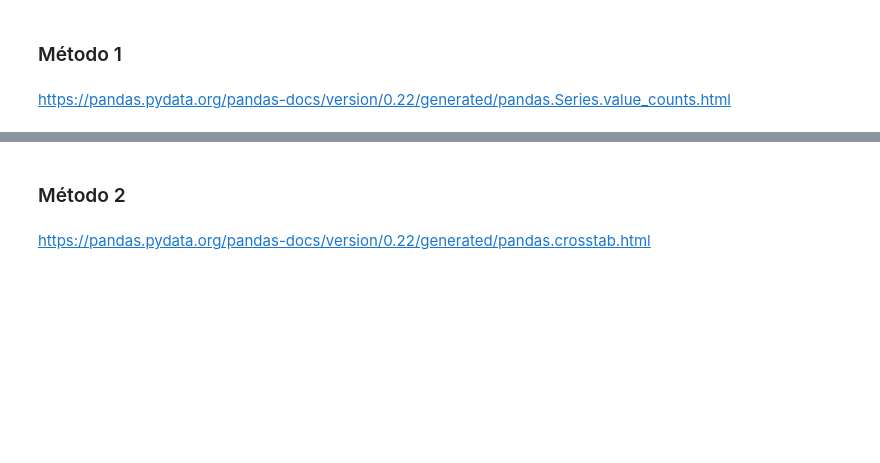
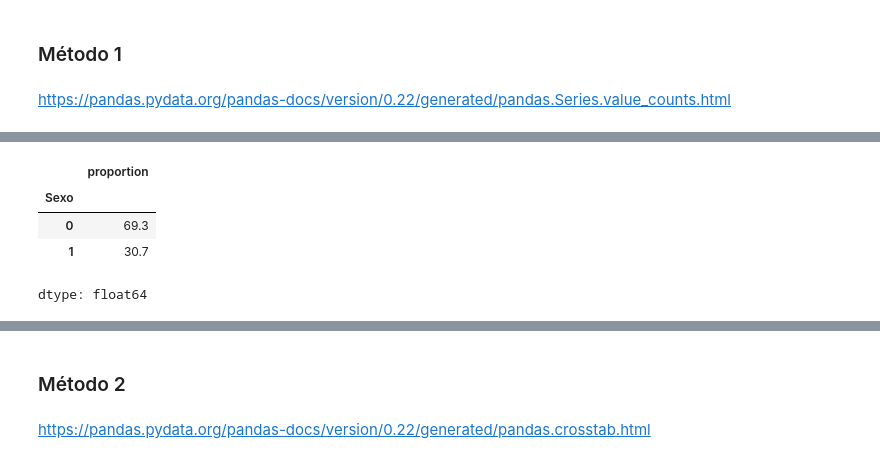
Before and after one commit to Eve113/AnalisisDeDatosEPR1, a Jupyter notebook: Curso_de_Estadística_con_Python_1.ipynb, the cells around one changed output, grey strips where cells are left out. Drawn from its saved outputs; the diff is of its cells as text; code cells hidden in the pictures; blank space fills up the shorter version.

```diff
--- a/Curso_de_Estadística_con_Python_1.ipynb
+++ b/Curso_de_Estadística_con_Python_1.ipynb
@@ -211,2 +218,9 @@ frecuencia_sexo = datos.Sexo.value_counts()
 # %%
 porcentaje_sexo = datos.Sexo.value_counts(normalize = True).round(4) * 100
+porcentaje_sexo
+# %% [output]
+|  | proportion |
+| Sexo |  |
+| 0 | 69.3 |
+| 1 | 30.7 |
+dtype: float64
```
Also changed, not shown: parts of 6 cells of this notebook.
